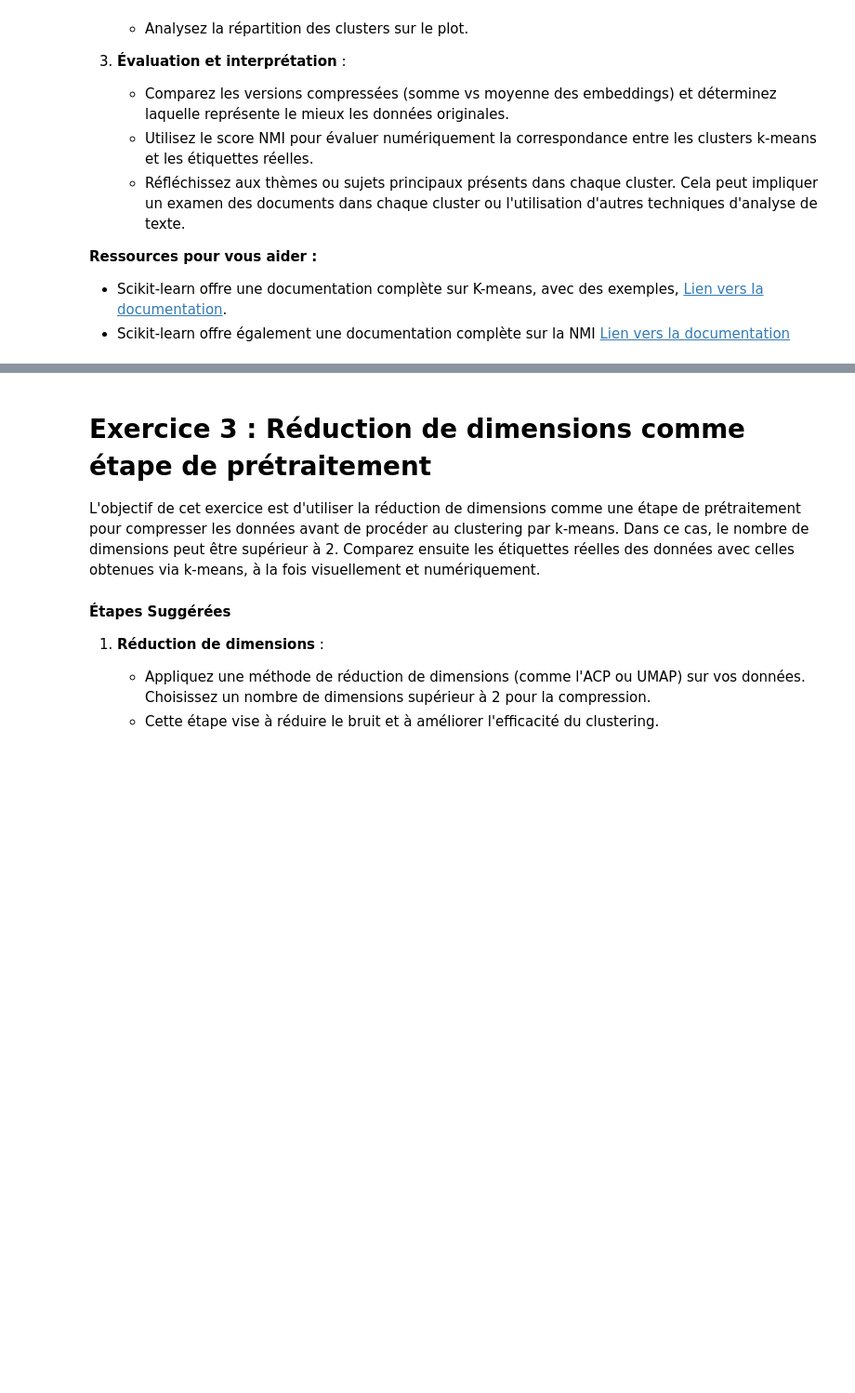
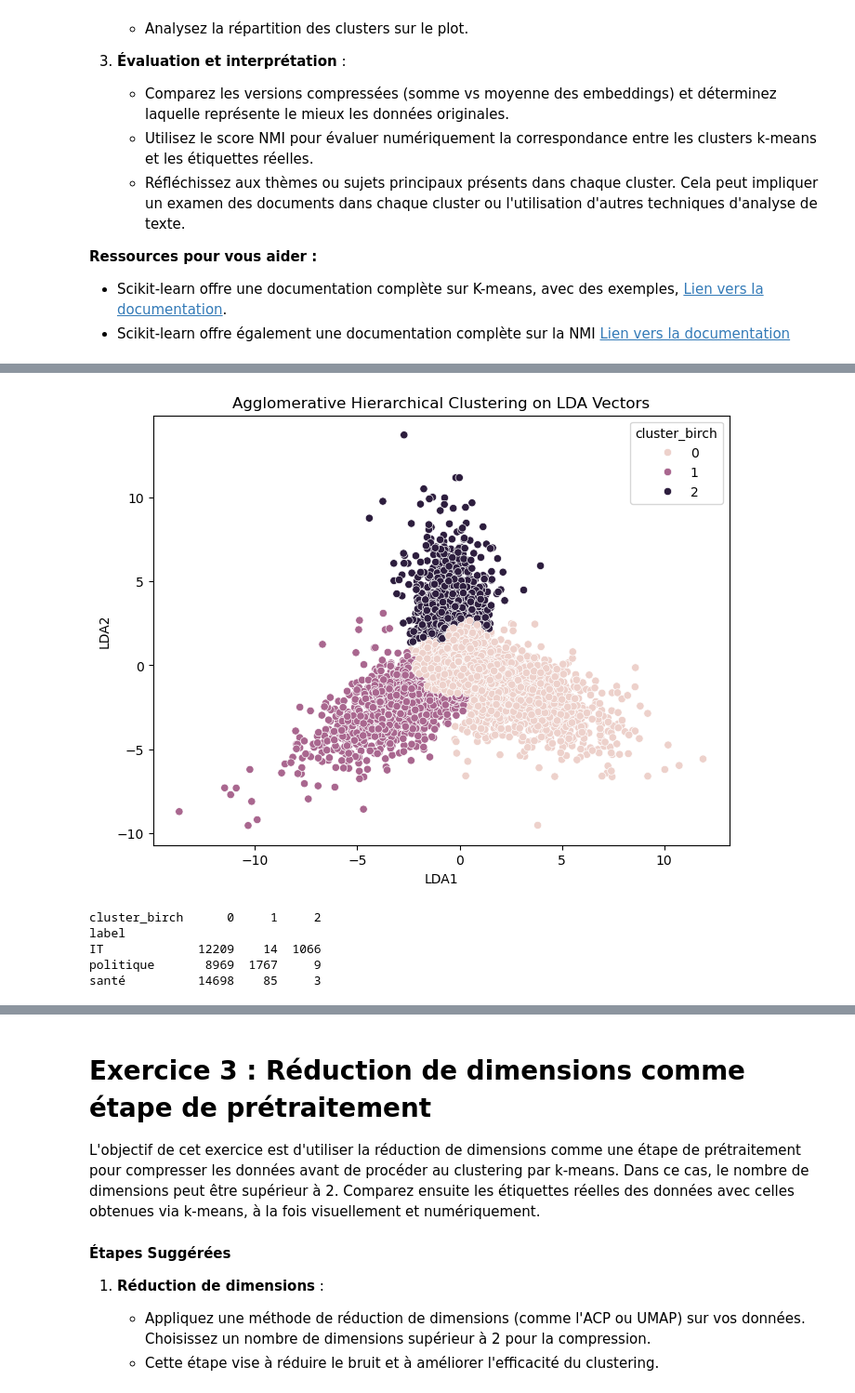
Before and after one commit to ferrorra/Data-Science-M1, a Jupyter notebook: NLP/TP_text_mining_M1.ipynb, the cells around one changed output, grey strips where cells are left out. Shown at 93% size. Saved outputs shown, nothing was run; the diff lists cells and outputs as text; code cells hidden in the pictures; blank space fills up the shorter version.

```diff
--- a/NLP/TP_text_mining_M1.ipynb
+++ b/NLP/TP_text_mining_M1.ipynb
@@ -746,0 +833,23 @@ pred = KMeans(n_clusters=3,
+# %%
+from sklearn.cluster import Birch
+
+birch = Birch(n_clusters=3)
+clusters = birch.fit_predict(lda_vectors)
+df_lda['cluster_birch'] = clusters
+
+plt.figure(figsize=(8,6))
+sns.scatterplot(data=df_lda, x='LDA1', y='LDA2', hue='cluster_birch')
+plt.title('Agglomerative Hierarchical Clustering on LDA Vectors')
+plt.show()
+# %% [output]
+[figure, added]
+# %%
+cross_tab_birch = pd.crosstab(df_lda['label'], df_lda['cluster_birch'])
+
+print(cross_tab_birch)
+# %% [output]
+cluster_birch      0     1     2
+label
+IT             12209    14  1066
+politique       8969  1767     9
+santé          14698    85     3
```
Also changed, not shown: parts of 17 cells of this notebook, 1 other file.
